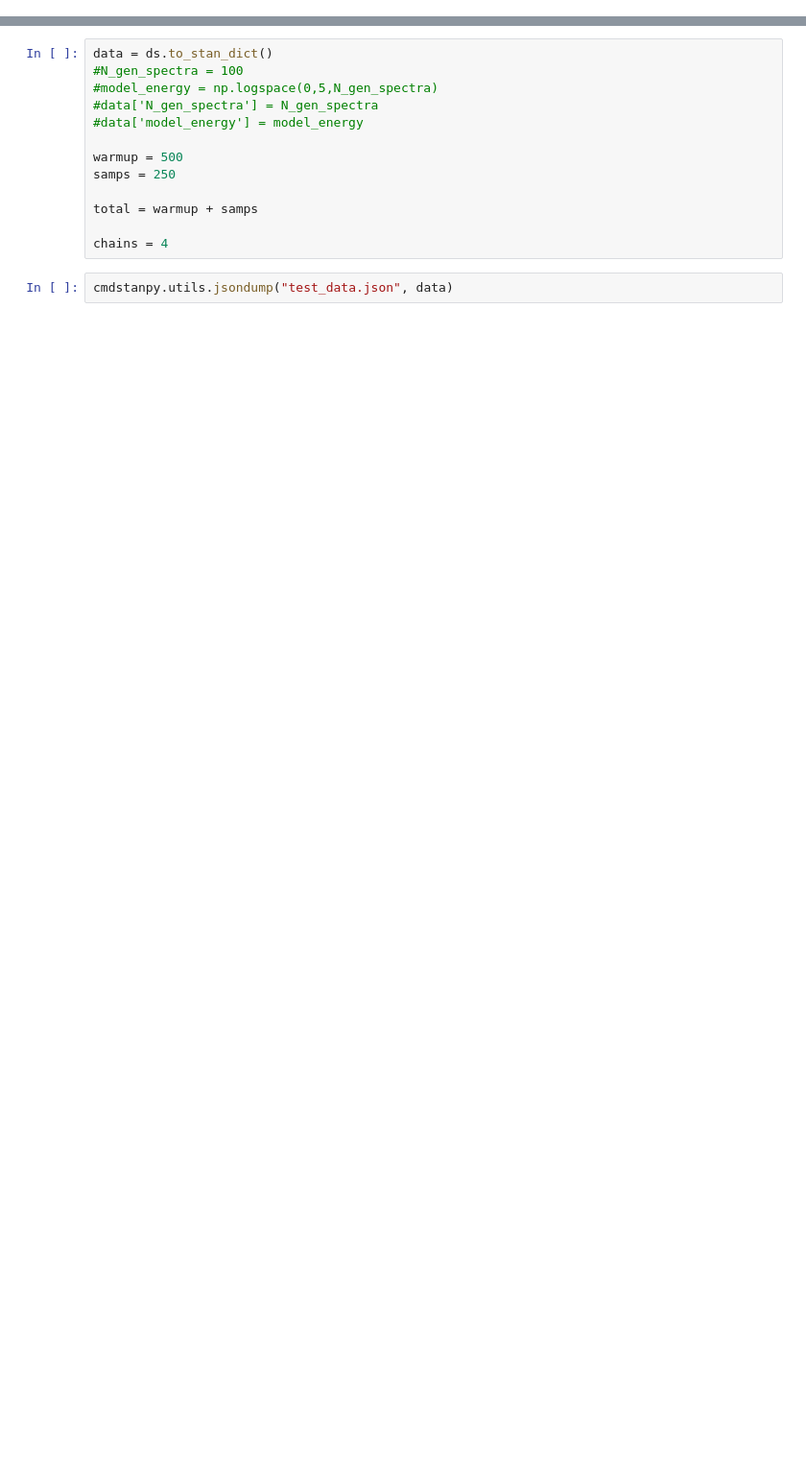
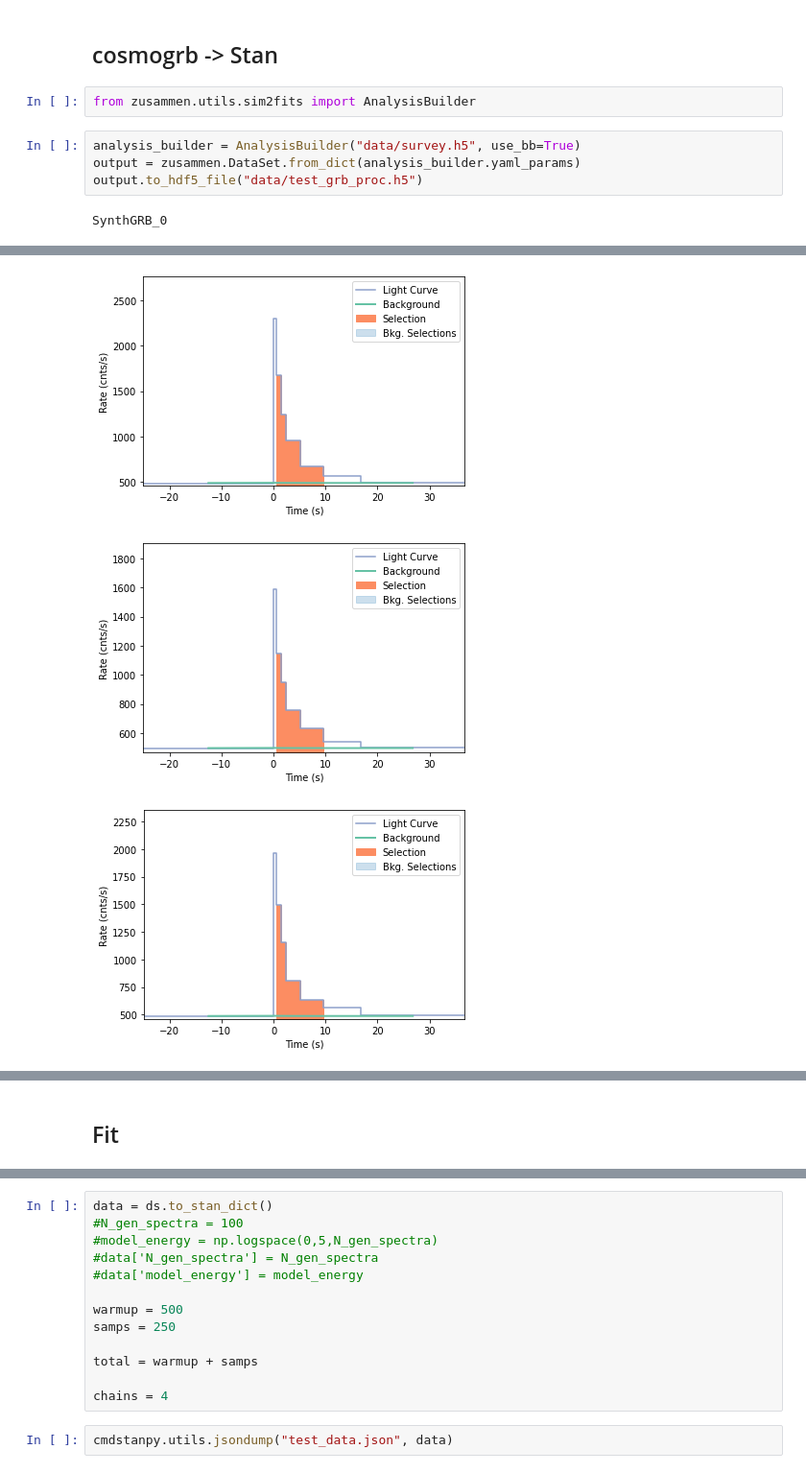
Before and after one commit to grburgess/zusammen, a Jupyter notebook: examples/fit.ipynb, the cells around one changed output, grey strips where cells are left out. Shown at 96% size. Saved outputs shown, nothing was run; the diff lists cells and outputs as text; blank space fills up the shorter version.

```diff
--- a/examples/fit.ipynb
+++ b/examples/fit.ipynb
@@ -10,0 +38,10 @@ import matplotlib.pyplot as plt
+# %% [markdown]
+## cosmogrb -> Stan
+# %%
+from zusammen.utils.sim2fits import AnalysisBuilder
+# %%
+analysis_builder = AnalysisBuilder("data/survey.h5", use_bb=True)
+output = zusammen.DataSet.from_dict(analysis_builder.yaml_params)
+output.to_hdf5_file("data/test_grb_proc.h5")
+# %% [output]
+SynthGRB_0
@@ -10,0 +65,3 @@ import matplotlib.pyplot as plt
+[figure, added]
+[figure, added]
+[figure, added]
@@ -11 +69,3 @@ import matplotlib.pyplot as plt
+# %% [markdown]
+## Fit
 # %%
```
Also changed, not shown: parts of 23 cells of this notebook, 5 other files.
